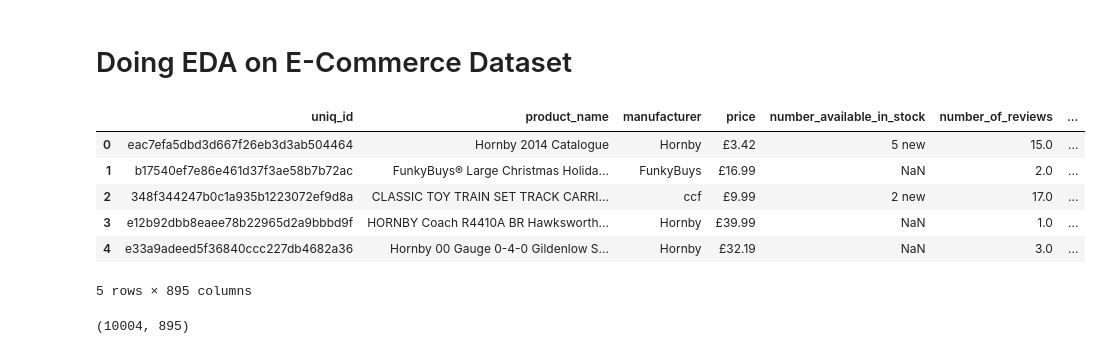
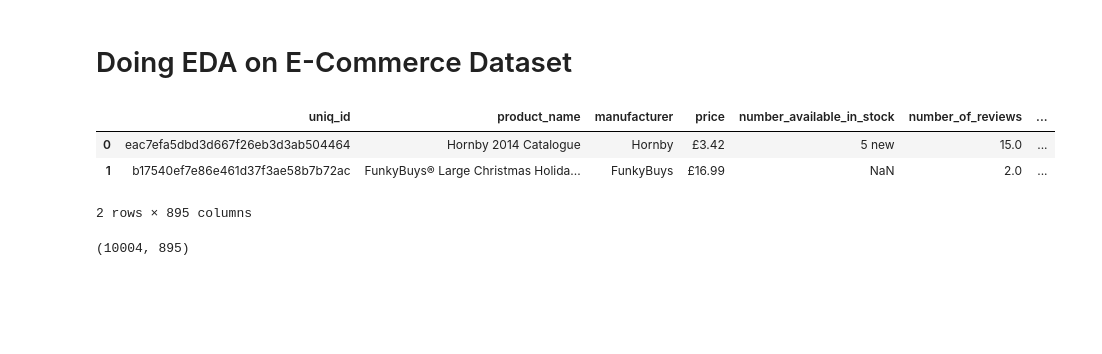
Before and after one commit to Akashram28/S4DS_Tasks, a Jupyter notebook: ML Task/main.ipynb, the cells around one changed output. Drawn from its saved outputs; the diff is of its cells as text; code cells hidden in the pictures; blank space fills up the shorter version.

```diff
--- a/ML Task/main.ipynb
+++ b/ML Task/main.ipynb
@@ -7,15 +7,12 @@ import matplotlib.pyplot as plt
 %matplotlib inline
 # %%
 df = pd.read_csv("E-Commerce_Data/Amazon_Products.csv")
-df.head()
+df.head(2)
 # %% [output]
 |  | uniq_id | product_name | manufacturer | price | number_available_in_stock | number_of_reviews | ... |
 | 0 | eac7efa5dbd3d667f26eb3d3ab504464 | Hornby 2014 Catalogue | Hornby | £3.42 | 5 new | 15.0 | ... |
 | 1 | b17540ef7e86e461d37f3ae58b7b72ac | FunkyBuys® Large Christmas Holida... | FunkyBuys | £16.99 | NaN | 2.0 | ... |
-| 2 | 348f344247b0c1a935b1223072ef9d8a | CLASSIC TOY TRAIN SET TRACK CARRI... | ccf | £9.99 | 2 new | 17.0 | ... |
-| 3 | e12b92dbb8eaee78b22965d2a9bbbd9f | HORNBY Coach R4410A BR Hawksworth... | Hornby | £39.99 | NaN | 1.0 | ... |
-| 4 | e33a9adeed5f36840ccc227db4682a36 | Hornby 00 Gauge 0-4-0 Gildenlow S... | Hornby | £32.19 | NaN | 3.0 | ... |
-5 rows × 895 columns
+2 rows × 895 columns
 # %%
 df.shape
 # %% [output]
```
Also changed, not shown: parts of 6 cells of this notebook, 4 other files.
